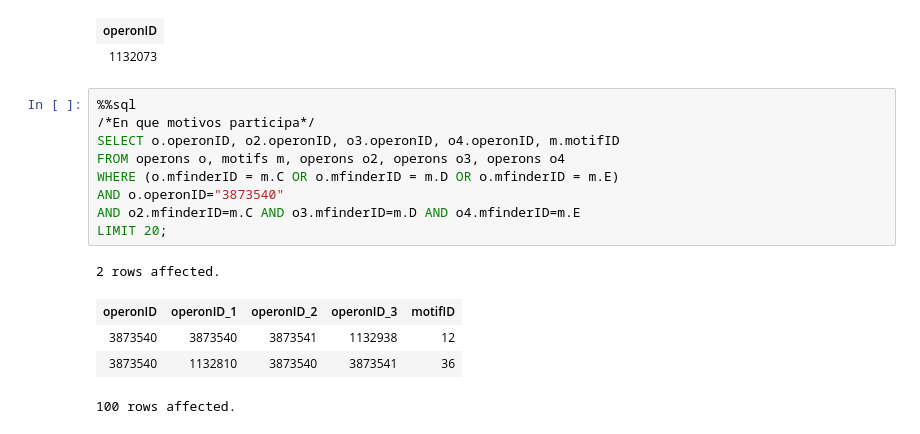
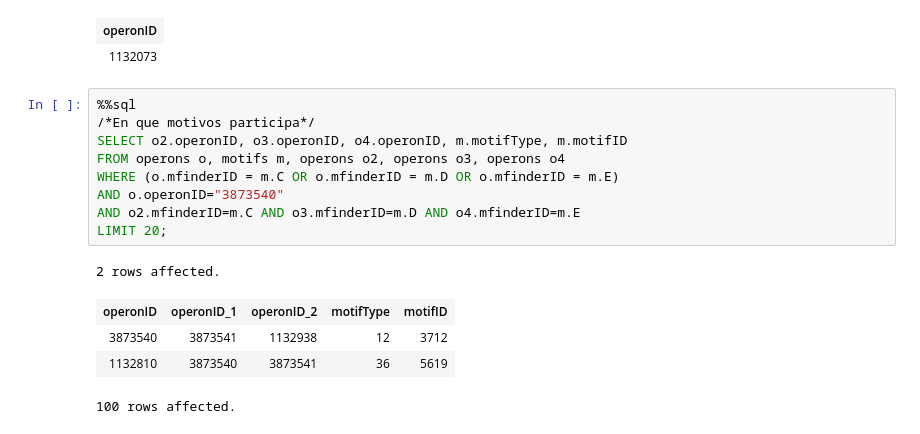
Before and after one commit to AgustinPardo/mycoRT, a Jupyter notebook: DB/cargaDBmycoRT.ipynb, the cells around one changed output. Saved outputs shown, nothing was run; the diff lists cells and outputs as text.

```diff
--- a/DB/cargaDBmycoRT.ipynb
+++ b/DB/cargaDBmycoRT.ipynb
@@ -219,17 +221,17 @@ LIMIT 10;
 # %%
 %%sql
 /*En que motivos participa*/
-SELECT o.operonID, o2.operonID, o3.operonID, o4.operonID, m.motifID
+SELECT o2.operonID, o3.operonID, o4.operonID, m.motifType, m.motifID
 FROM operons o, motifs m, operons o2, operons o3, operons o4
 WHERE (o.mfinderID = m.C OR o.mfinderID = m.D OR o.mfinderID = m.E)
 AND o.operonID="3873540"
 AND o2.mfinderID=m.C AND o3.mfinderID=m.D AND o4.mfinderID=m.E
 LIMIT 20;
 # %% [output]
 2 rows affected.
-| operonID | operonID_1 | operonID_2 | operonID_3 | motifID |
-| 3873540 | 3873540 | 3873541 | 1132938 | 12 |
-| 3873540 | 1132810 | 3873540 | 3873541 | 36 |
+| operonID | operonID_1 | operonID_2 | motifType | motifID |
+| 3873540 | 3873541 | 1132938 | 12 | 3712 |
+| 1132810 | 3873540 | 3873541 | 36 | 5619 |
 # %%
 # %% [output]
 100 rows affected.
```
Also changed, not shown: parts of 3 cells of this notebook, 3 other files.
